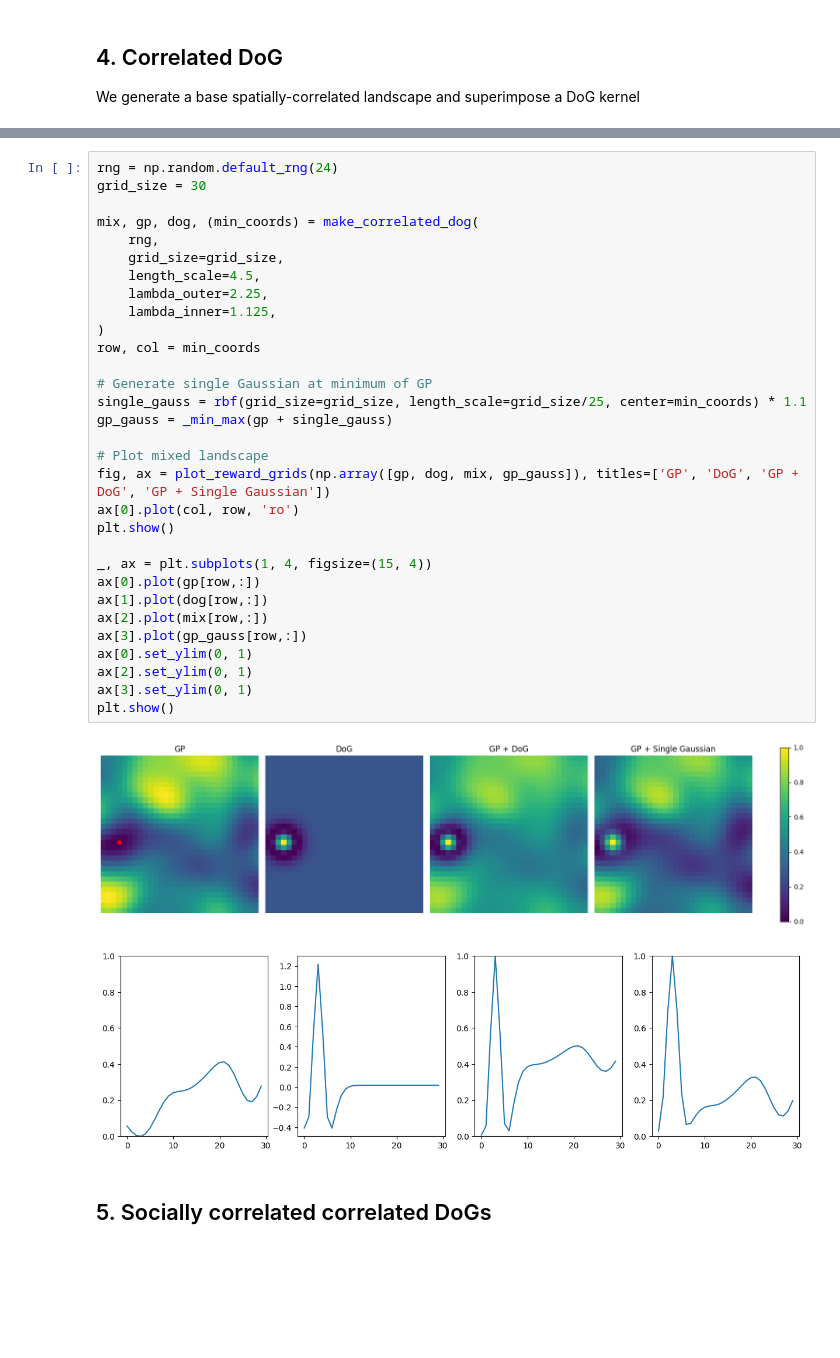
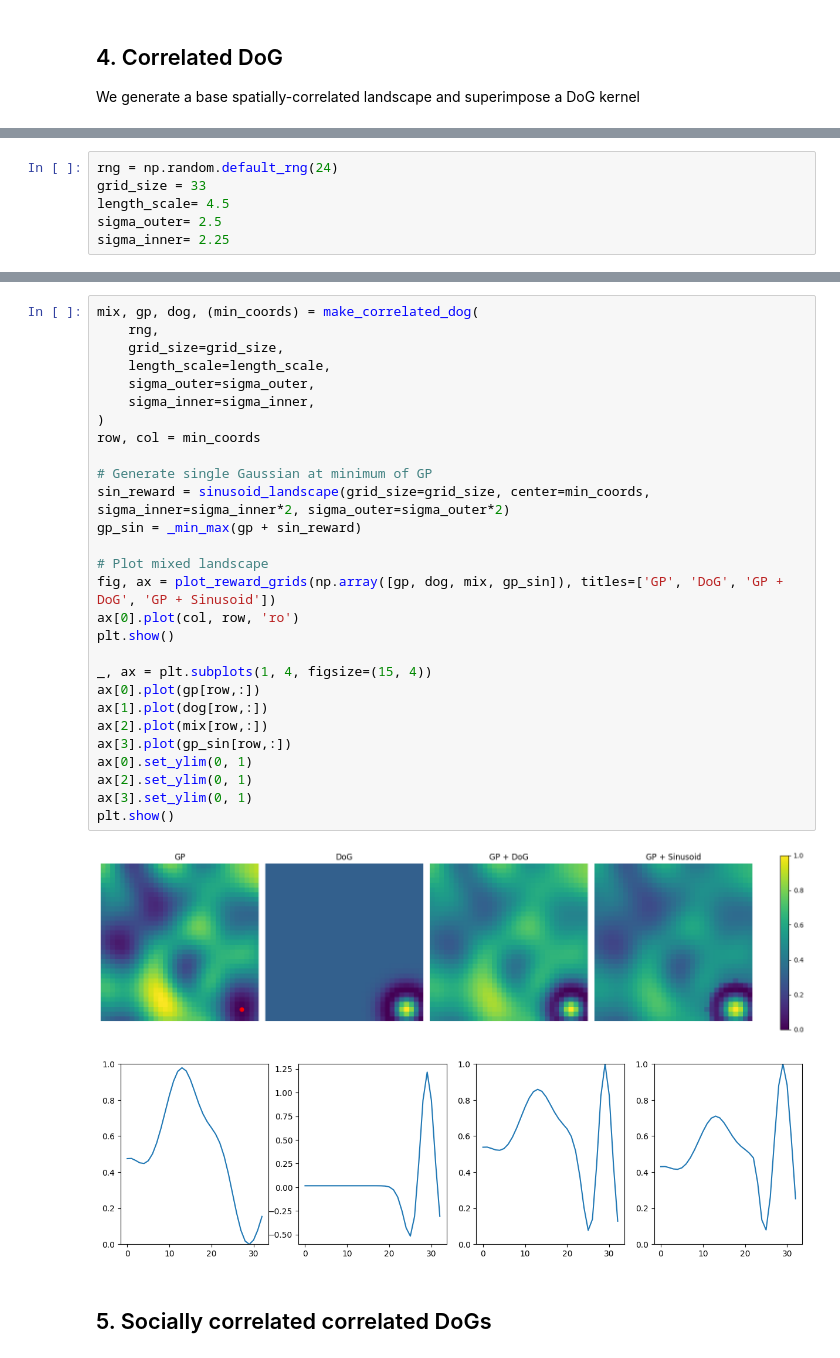
Before and after one commit to vagechirkov/Spatial-MAB-taboo, a Jupyter notebook: reward_landscapes.ipynb, the cells around one changed output, grey strips where cells are left out. Cells and saved outputs as stored; diff of their text form; blank space fills up the shorter version.

Commit message:
experiment with resizing outer ring mexican hat

```diff
--- a/reward_landscapes.ipynb
+++ b/reward_landscapes.ipynb
@@ -105,0 +94,6 @@ np.float64(0.02842972889667839)
+# %%
+rng = np.random.default_rng(24)
+grid_size = 33
+length_scale= 4.5
+sigma_outer= 2.5
+sigma_inner= 2.25
@@ -106,37 +113,34 @@ np.float64(0.02842972889667839)
 # %%
-rng = np.random.default_rng(24)
-grid_size = 30
-
 mix, gp, dog, (min_coords) = make_correlated_dog(
     rng,
     grid_size=grid_size,
-    length_scale=4.5,
-    lambda_outer=2.25,
-    lambda_inner=1.125,
+    length_scale=length_scale,
+    sigma_outer=sigma_outer,
+    sigma_inner=sigma_inner,
 )
 row, col = min_coords
 
 # Generate single Gaussian at minimum of GP
-single_gauss = rbf(grid_size=grid_size, length_scale=grid_size/25, center=min_coords) * 1.1
-gp_gauss = _min_max(gp + single_gauss)
+sin_reward = sinusoid_landscape(grid_size=grid_size, center=min_coords, sigma_inner=sigma_inner*2, sigma_outer=sigma_outer*2)
+gp_sin = _min_max(gp + sin_reward)
 
 # Plot mixed landscape
-fig, ax = plot_reward_grids(np.array([gp, dog, mix, gp_gauss]), titles=['GP', 'DoG', 'GP + DoG', 'GP + Single Gaussian'])
+fig, ax = plot_reward_grids(np.array([gp, dog, mix, gp_sin]), titles=['GP', 'DoG', 'GP + DoG', 'GP + Sinusoid'])
 ax[0].plot(col, row, 'ro')
 plt.show()
 
 _, ax = plt.subplots(1, 4, figsize=(15, 4))
 ax[0].plot(gp[row,:])
 ax[1].plot(dog[row,:])
 ax[2].plot(mix[row,:])
-ax[3].plot(gp_gauss[row,:])
+ax[3].plot(gp_sin[row,:])
 ax[0].set_ylim(0, 1)
 ax[2].set_ylim(0, 1)
 ax[3].set_ylim(0, 1)
 plt.show()
 # %% [output]
-[figure, old version]
+[figure, new version]
-[figure, old version]
+[figure, new version]
 # %% [markdown]
 ## 5. Socially correlated correlated DoGs
 # %%
```
Also changed, not shown: parts of 4 cells of this notebook.
